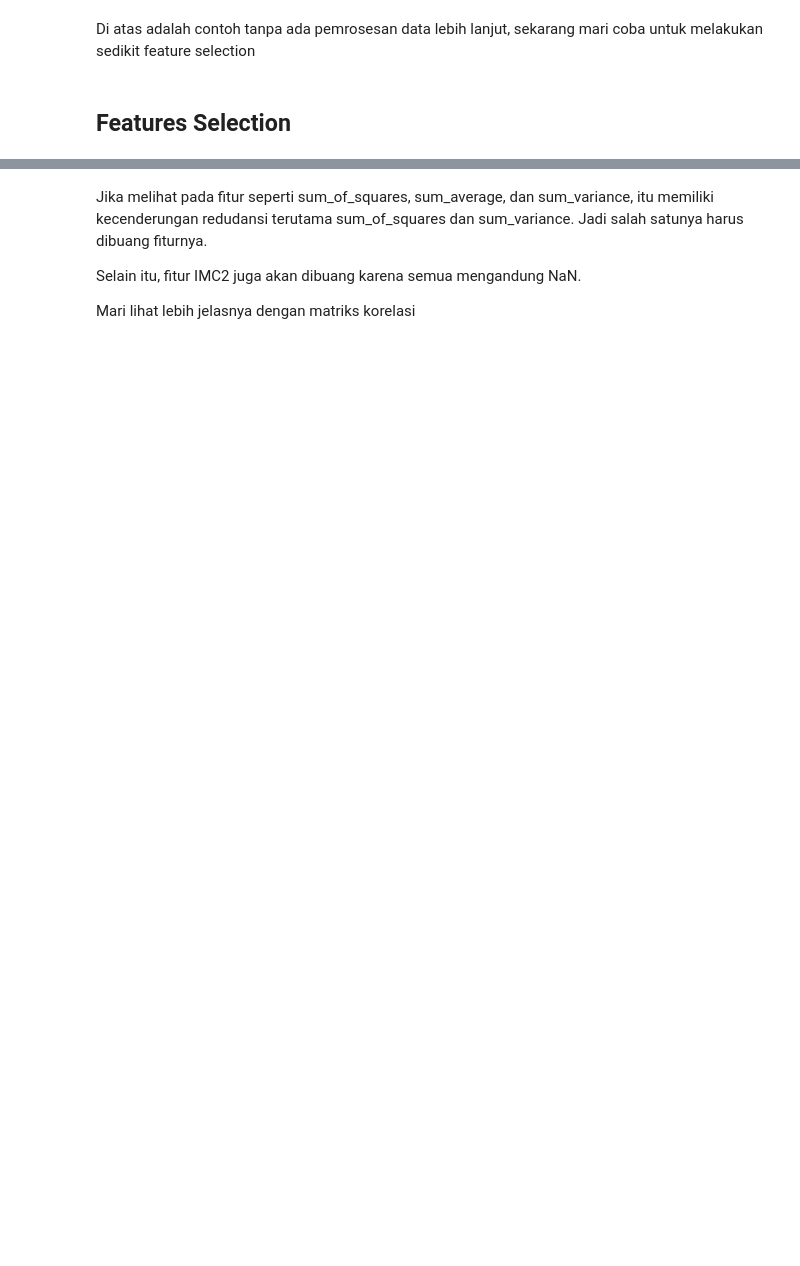
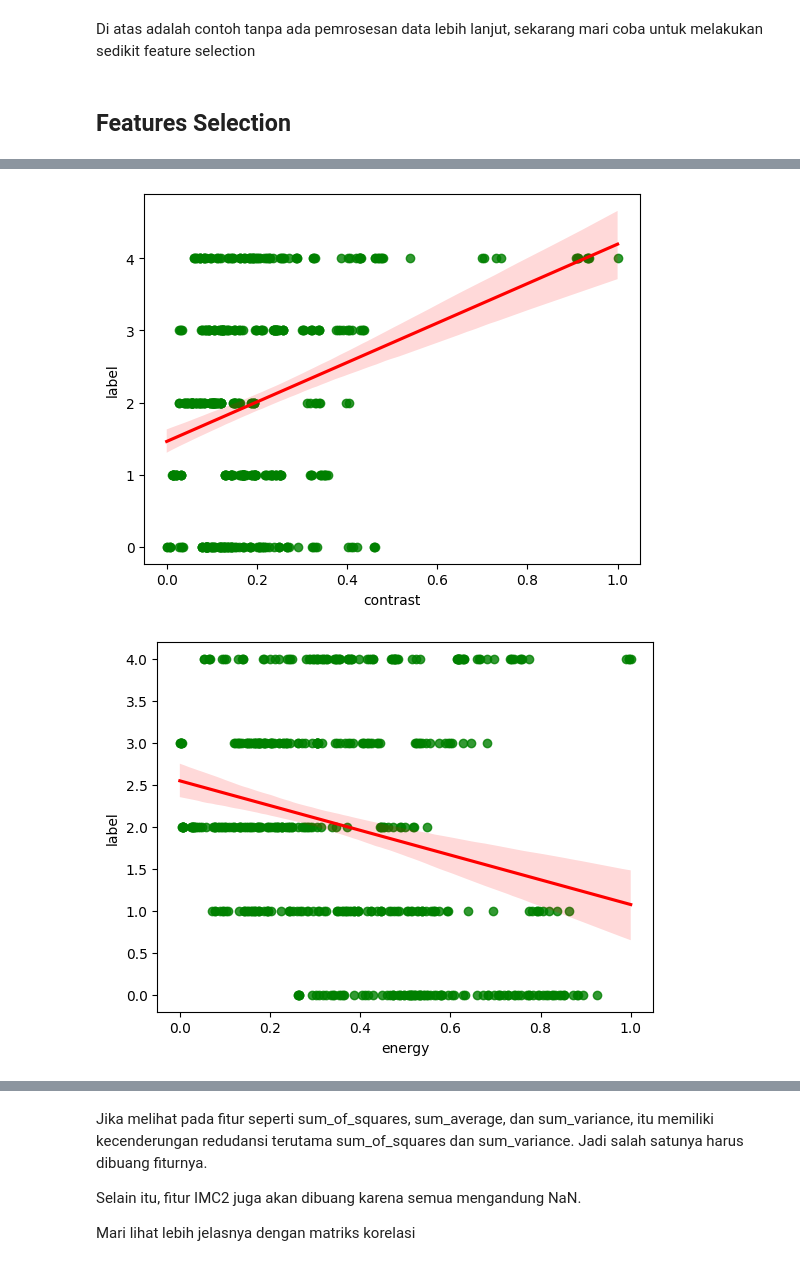
Before and after one commit to Bagusdevaa/Apple-Classfication-using-Harralick-and-KNN, a Jupyter notebook: notebooks/EDA.ipynb, the cells around one changed output, grey strips where cells are left out. Cells and saved outputs as stored; diff of their text form; code cells hidden in the pictures; blank space fills up the shorter version.

```diff
--- a/notebooks/EDA.ipynb
+++ b/notebooks/EDA.ipynb
@@ -568,0 +607,11 @@ df_normalize[numeric_features] = scaler.fit_transform(df_normalize[numeric_featu
+# %%
+for i in kolom:
+    plt.figure()
+    sns.regplot(data=df_normalize, x=i, y='label',
+                line_kws={"color":"red"},
+                scatter_kws={"color":"g"})
+    plt.ylabel('label')
+    plt.xlabel(i);
+# %% [output]
+[figure, added]
+[figure, added]
```
Also changed, not shown: parts of 24 cells of this notebook, 1 other file.
